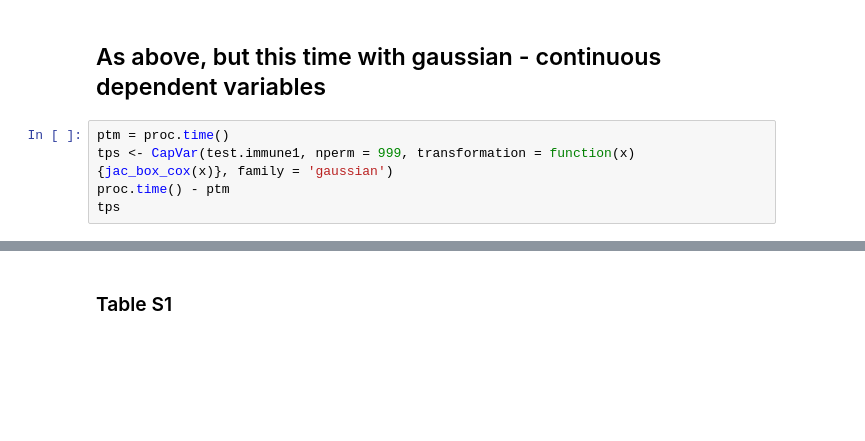
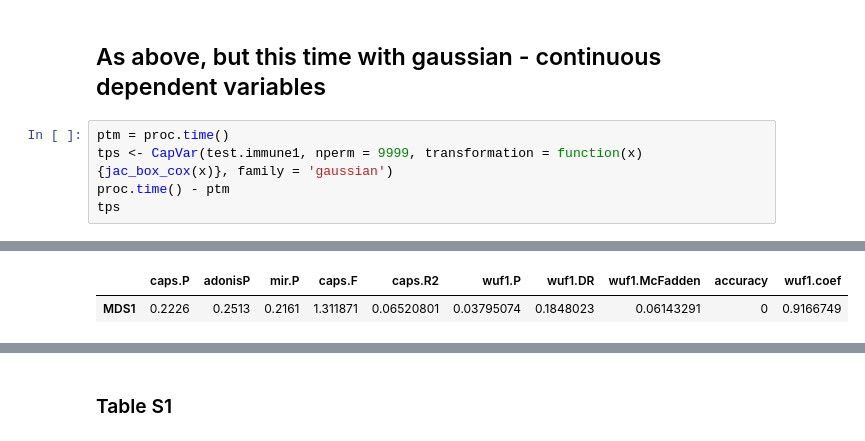
Before and after one commit to cramjaco/Nyvac_096_Microbiome, a Jupyter notebook: Mar2018_096.ipynb, the cells around one changed output, grey strips where cells are left out. Cells and saved outputs as stored; diff of their text form; blank space fills up the shorter version.

```diff
--- a/Mar2018_096.ipynb
+++ b/Mar2018_096.ipynb
@@ -1552,6 +1552,7 @@ write.csv(format(shortPermkernTable, digits = 3), 'tables/shortPermkernTable.csv
 ## As above, but this time with gaussian - continuous dependent variables
 # %%
 ptm = proc.time()
-tps <- CapVar(test.immune1, nperm = 999, transformation = function(x){jac_box_cox(x)}, family = 'gaussian')
+tps <- CapVar(test.immune1, nperm = 9999, transformation = function(x){jac_box_cox(x)}, family = 'gaussian')
 proc.time() - ptm
 tps
+# %% [output]
@@ -1558,3 +1561,5 @@ tps
+|  | caps.P | adonisP | mir.P | caps.F | caps.R2 | wuf1.P | wuf1.DR | wuf1.McFadden | accuracy | wuf1.coef |
+| MDS1 | 0.2226 | 0.2513 | 0.2161 | 1.311871 | 0.06520801 | 0.03795074 | 0.1848023 | 0.06143291 | 0 | 0.9166749 |
 # %%
 # Run above function against every relevant variable.
 ptm <- proc.time()
```
Also changed, not shown: parts of 22 cells of this notebook, 14 other files.
